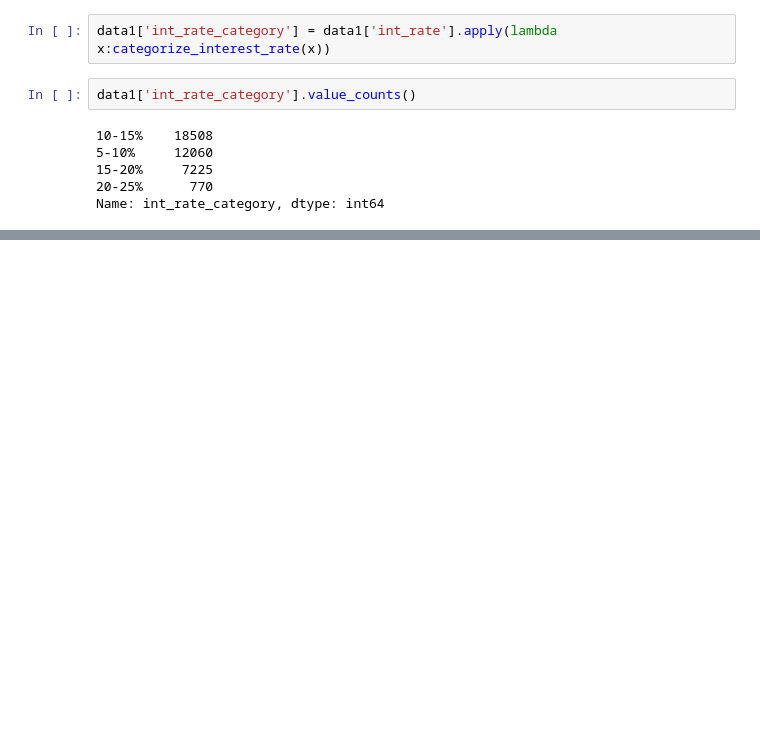
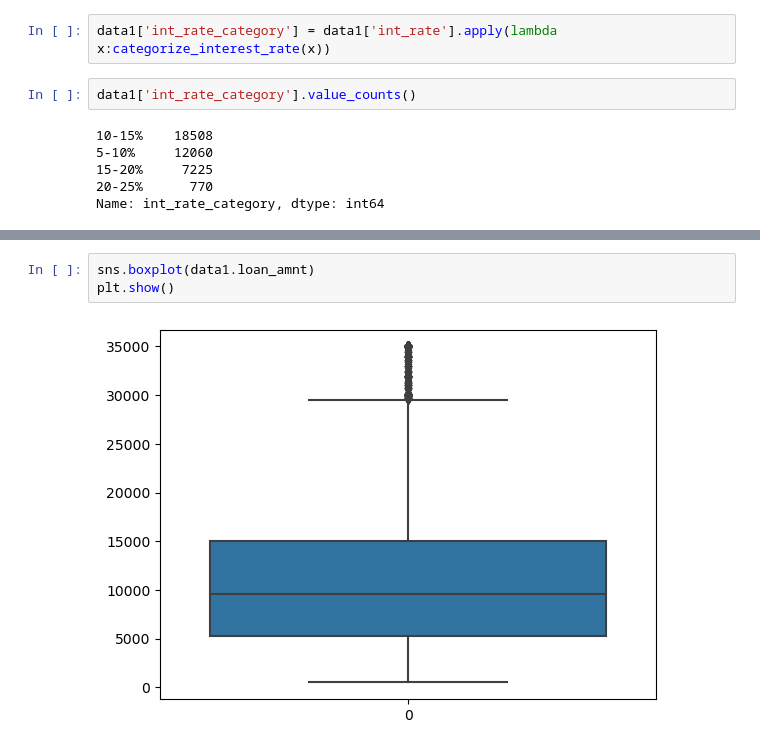
Before and after one commit to Mahalakshmi-Totad/lending_club_case_study, a Jupyter notebook: Solution.ipynb, the cells around one changed output, grey strips where cells are left out. Saved outputs shown, nothing was run; the diff lists cells and outputs as text; blank space fills up the shorter version.

```diff
--- a/Solution.ipynb
+++ b/Solution.ipynb
@@ -955,0 +964,5 @@ Name: int_rate_category, dtype: int64
+# %%
+sns.boxplot(data1.loan_amnt)
+plt.show()
+# %% [output]
+[figure, added]
```
Also changed, not shown: parts of 10 cells of this notebook.
